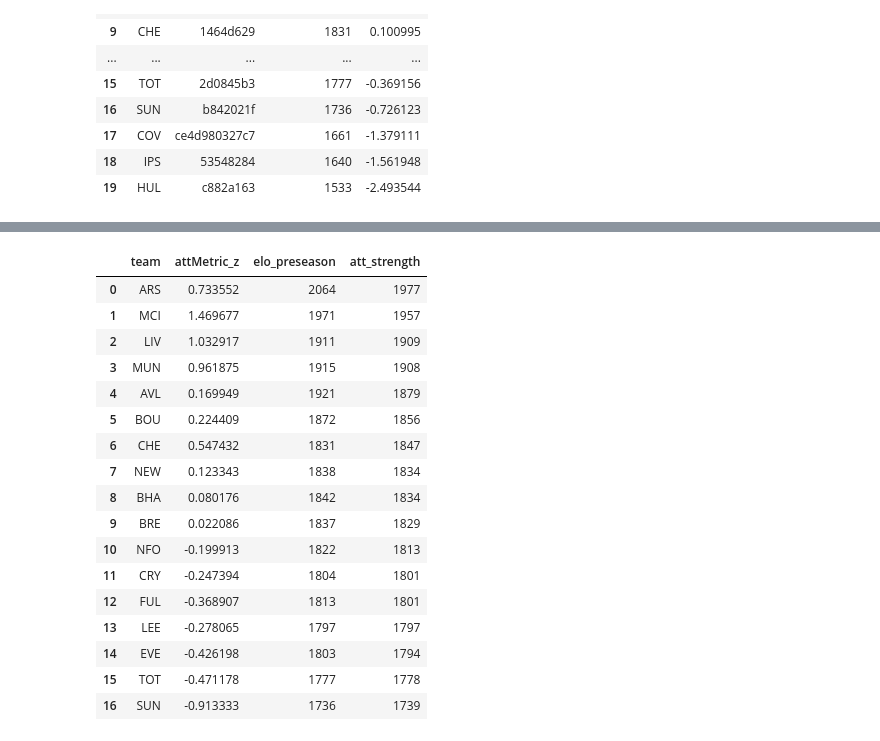
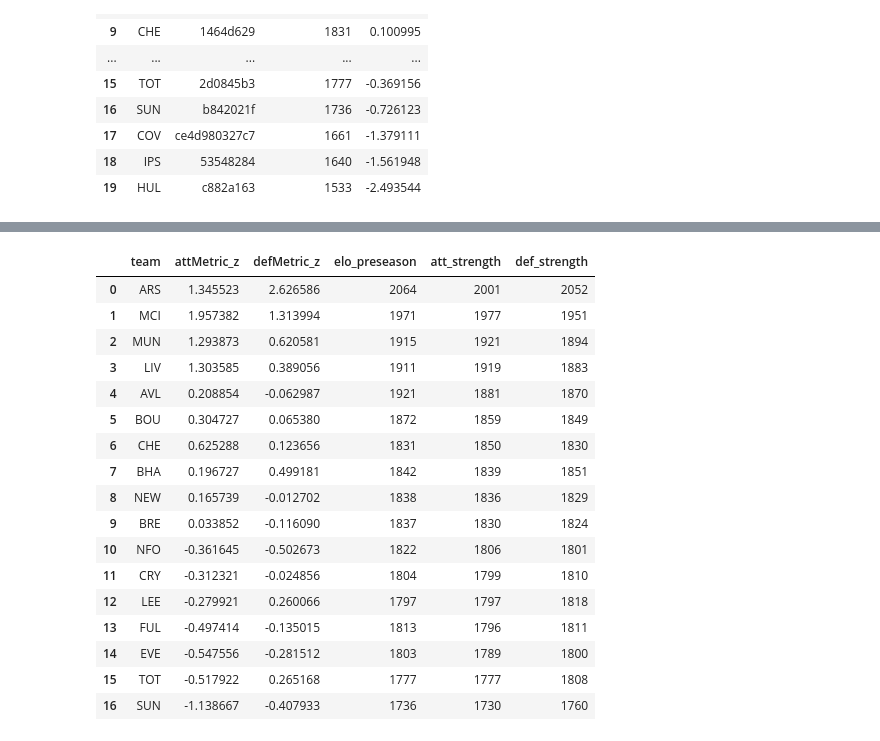
Before and after one commit to Ukandu20/FPL_Assistant, a Jupyter notebook: notebooks/fpl.ipynb, the cells around one changed output, grey strips where cells are left out. Drawn from its saved outputs; the diff is of its cells as text; code cells hidden in the pictures.

```diff
--- a/notebooks/fpl.ipynb
+++ b/notebooks/fpl.ipynb
@@ -1,5 +1,6 @@
 # %%
 import pandas as pd
+import numpy as np
 from pathlib import Path
 from scipy.stats import zscore
 import seaborn as sns
@@ -8,6 +9,8 @@ import plotly as py
 import plotly.express as px
 from plotly.subplots import make_subplots
 import plotly.graph_objects as go
+from sklearn.linear_model import LinearRegression
+
 
 
 players_df = pd.read_csv("../data/processed/fpl/ENG-Premier League/2026-2027/season/cleaned_players.csv", usecols=["name", "fpl_pos", "team", "now_cost", "defcon"])
@@ -24,7 +27,7 @@ elo_df = pd.read_csv("../data/processed/clubelo/ENG-Premier League/2026-2027/sch
 team_shooting = pd.read_csv("../data/processed/whoscored/ENG-Premier League/2025-2026/team_season/shooting.csv", usecols=['team_id', 'shots_total', 'shots_on_target', 'big_chance_shots', 'matches_covered'])
 team_passing = pd.read_csv("../data/processed/whoscored/ENG-Premier League/2025-2026/team_season/passing.csv", usecols=['team_id', 'key_passes', 'big_chances_created', 'shot_creating_actions','goal_creating_actions'])
 team_poss = pd.read_csv("../data/processed/whoscored/ENG-Premier League/2025-2026/team_season/possession.csv", usecols=['team_id', 'box_entries', 'touches_penalty_area'])
-team_defending = pd.read_csv("../data/processed/whoscored/ENG-Premier League/2025-2026/team_season/defending.csv", usecols=["team_id", 'big_chances_conceded', 'box_entries_against', 'shots_conceded', 'shots_on_target_against'])
+team_defending = pd.read_csv("../data/processed/whoscored/ENG-Premier League/2025-2026/team_season/defense.csv", usecols=["team_id", 'matches_covered', 'big_chances_conceded', 'box_entries_against', 'shots_conceded', 'shots_on_target_against'])
 
 
 
@@ -1159,7 +1217,7 @@ team_attack = team_attack_df.copy()
 #display(team_attack.sort_values('xg', ascending=False).reset_index(drop=True))
 
 corr_matrix = team_attack.corr(numeric_only=True, method='spearman')
-display(corr_matrix)
+#display(corr_matrix)
 
 #sns.heatmap(corr_matrix, annot=True, cmap='coolwarm', vmin=-1, vmax=1)
 #plt.show()
@@ -1172,7 +1230,7 @@ def compute_per_match(df, columns):
     per_match.columns = [f"{col}_pm" for col in columns]
     return pd.concat([team_match[['team', 'team_id']], per_match], axis=1)
 
-cols = ['xg', 'xga', 'np_xg', 'np_xga', 'shots_total', 'shots_on_target', 'big_chance_shots', 'key_passes',
+cols = ['xg', 'np_xg', 'shots_total', 'shots_on_target', 'big_chance_shots', 'key_passes',
        'big_chances_created', 'shot_creating_actions', 'goal_creating_actions',
        'touches_penalty_area', 'box_entries']
 
@@ -1184,28 +1242,28 @@ print(per_match.columns)
 def compute_z(df, columns):
     team_df = df.copy()
 
-    z_scores = team_df[columns].apply(
+    att_z_scores = team_df[columns].apply(
             lambda column: zscore(column, nan_policy='omit')
         )
-    z_scores.columns = [f"{col}_z" for col in columns]
+    att_z_scores.columns = [f"{col}_z" for col in columns]
 
-    return pd.concat([team_df[['team']], z_scores], axis=1)
+    return pd.concat([team_df[['team']], att_z_scores], axis=1)
 
-att_cols = ['xg_pm', 'xga_pm', 'np_xg_pm', 'np_xga_pm', 'shots_total_pm', 'shots_on_target_pm', 'big_chance_shots_pm', 'key_passes_pm',
+att_cols = ['xg_pm', 'np_xg_pm', 'shots_total_pm', 'shots_on_target_pm', 'big_chance_shots_pm', 'key_passes_pm',
        'big_chances_created_pm', 'shot_creating_actions_pm', 'goal_creating_actions_pm',
        'touches_penalty_area_pm', 'box_entries_pm']
 
-z_scores = compute_z(per_match, att_cols)
+att_z_scores = compute_z(per_match, att_cols)
 
-print(z_scores.columns)
+print(att_z_scores.columns)
 
-cols = ['xg_pm_z', 'xga_pm_z', 'np_xg_pm_z', 'np_xga_pm_z',
+cols = ['xg_pm_z', 'np_xg_pm_z',
        'shots_total_pm_z', 'shots_on_target_pm_z', 'big_chance_shots_pm_z',
        'key_passes_pm_z', 'big_chances_created_pm_z',
        'shot_creating_actions_pm_z', 'goal_creating_actions_pm_z',
        'touches_penalty_area_pm_z', 'box_entries_pm_z']
-z_scores['attMetric_z'] = z_scores[cols].mean(axis=1)
+att_z_scores['attMetric_z'] = att_z_scores[cols].mean(axis=1)
 
 
-display(z_scores)
+#display(att_z_scores)
 # %% [output]
@@ -1256,26 +1368,28 @@ Index(['team', 'xg_pm_z', 'xga_pm_z', 'np_xg_pm_z', 'np_xga_pm_z',
 # %%
-test_df = pd.merge(result, z_scores, how='left', on='team')
+test_df = pd.merge(result, att_z_scores, how='left', on='team')
+test_df = pd.merge(test_df, def_z_scores, how='left', on='team')
 test_df = test_df.dropna()
 
 
 test_df['att_strength'] = (league_elo_mean + 60 * test_df['elo_z'] + 40 * test_df['attMetric_z']).round().astype(int)
-display(test_df[['team', 'attMetric_z', 'elo_preseason','att_strength' ]].sort_values(['att_strength'], ascending=False).reset_index(drop=True))
+test_df['def_strength'] = (league_elo_mean + 60 * test_df['elo_z'] + 40 * test_df['defMetric_z']).round().astype(int)
+display(test_df[['team', 'attMetric_z', 'defMetric_z', 'elo_preseason','att_strength', 'def_strength' ]].sort_values(['att_strength'], ascending=False).reset_index(drop=True))
 # %% [output]
-|  | team | attMetric_z | elo_preseason | att_strength |
-| 0 | ARS | 0.733552 | 2064 | 1977 |
-| 1 | MCI | 1.469677 | 1971 | 1957 |
-| 2 | LIV | 1.032917 | 1911 | 1909 |
-| 3 | MUN | 0.961875 | 1915 | 1908 |
-| 4 | AVL | 0.169949 | 1921 | 1879 |
-| 5 | BOU | 0.224409 | 1872 | 1856 |
-| 6 | CHE | 0.547432 | 1831 | 1847 |
-| 7 | NEW | 0.123343 | 1838 | 1834 |
-| 8 | BHA | 0.080176 | 1842 | 1834 |
-| 9 | BRE | 0.022086 | 1837 | 1829 |
-| 10 | NFO | -0.199913 | 1822 | 1813 |
-| 11 | CRY | -0.247394 | 1804 | 1801 |
-| 12 | FUL | -0.368907 | 1813 | 1801 |
-| 13 | LEE | -0.278065 | 1797 | 1797 |
-| 14 | EVE | -0.426198 | 1803 | 1794 |
-| 15 | TOT | -0.471178 | 1777 | 1778 |
-| 16 | SUN | -0.913333 | 1736 | 1739 |
+|  | team | attMetric_z | defMetric_z | elo_preseason | att_strength | def_strength |
+| 0 | ARS | 1.345523 | 2.626586 | 2064 | 2001 | 2052 |
+| 1 | MCI | 1.957382 | 1.313994 | 1971 | 1977 | 1951 |
+| 2 | MUN | 1.293873 | 0.620581 | 1915 | 1921 | 1894 |
+| 3 | LIV | 1.303585 | 0.389056 | 1911 | 1919 | 1883 |
+| 4 | AVL | 0.208854 | -0.062987 | 1921 | 1881 | 1870 |
+| 5 | BOU | 0.304727 | 0.065380 | 1872 | 1859 | 1849 |
+| 6 | CHE | 0.625288 | 0.123656 | 1831 | 1850 | 1830 |
+| 7 | BHA | 0.196727 | 0.499181 | 1842 | 1839 | 1851 |
+| 8 | NEW | 0.165739 | -0.012702 | 1838 | 1836 | 1829 |
+| 9 | BRE | 0.033852 | -0.116090 | 1837 | 1830 | 1824 |
+| 10 | NFO | -0.361645 | -0.502673 | 1822 | 1806 | 1801 |
+| 11 | CRY | -0.312321 | -0.024856 | 1804 | 1799 | 1810 |
+| 12 | LEE | -0.279921 | 0.260066 | 1797 | 1797 | 1818 |
+| 13 | FUL | -0.497414 | -0.135015 | 1813 | 1796 | 1811 |
+| 14 | EVE | -0.547556 | -0.281512 | 1803 | 1789 | 1800 |
+| 15 | TOT | -0.517922 | 0.265168 | 1777 | 1777 | 1808 |
+| 16 | SUN | -1.138667 | -0.407933 | 1736 | 1730 | 1760 |
```
Also changed, not shown: parts of 11 cells of this notebook.
